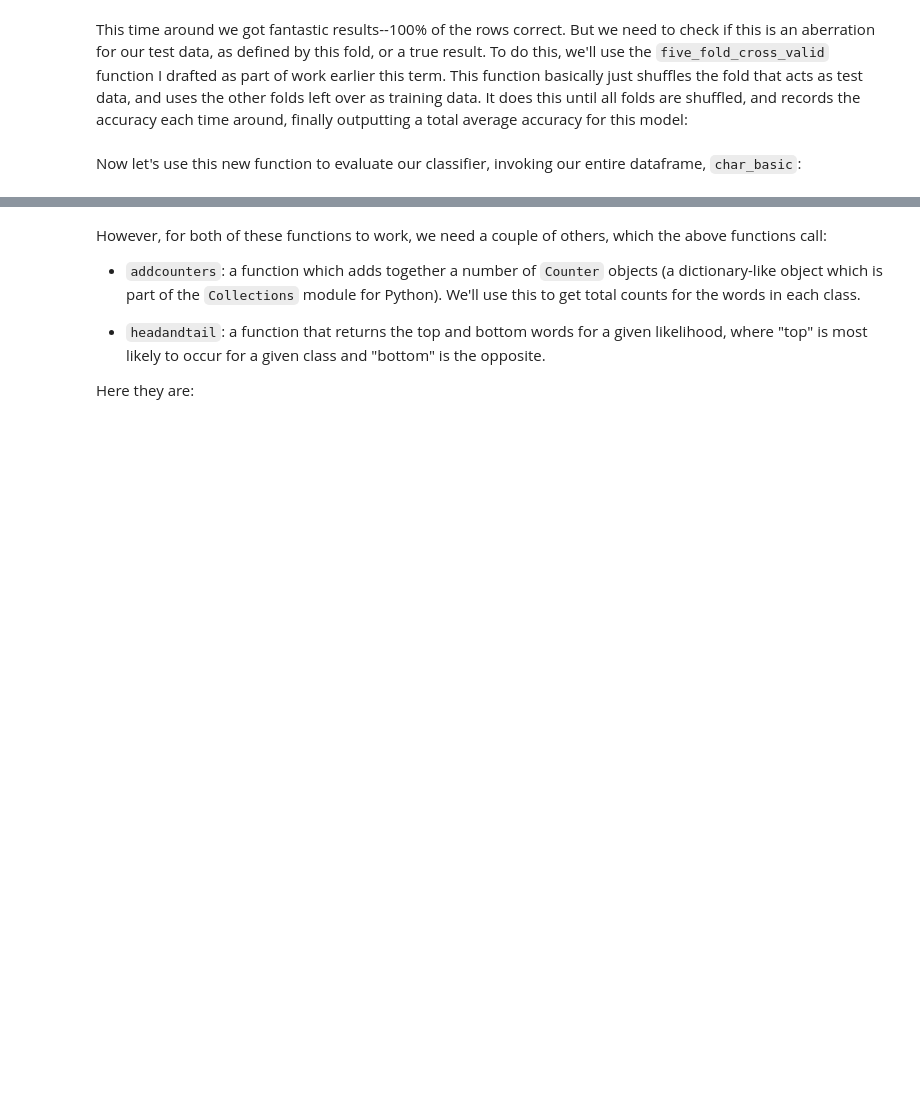
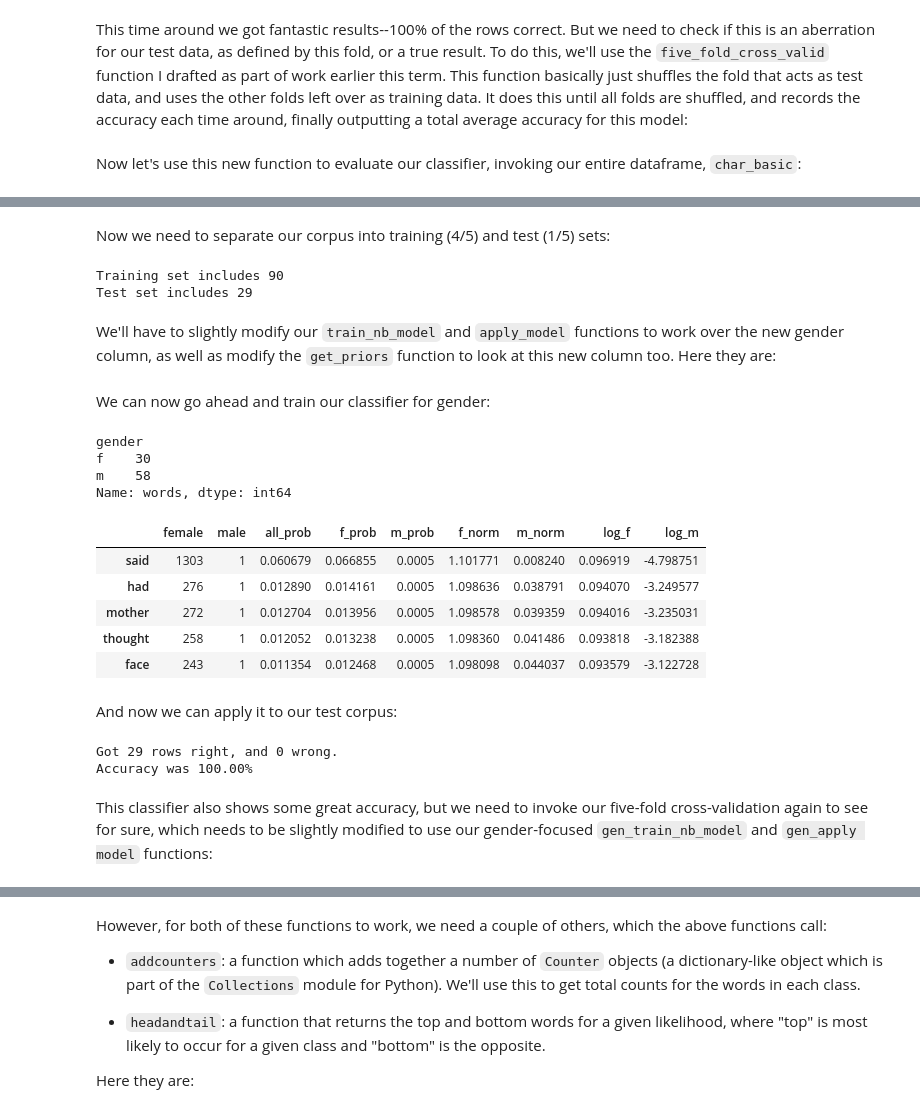
Before and after one commit to rdubnic2/lis590dsh, a Jupyter notebook: LIS 590DSH Final Project/final-submitted/Dubnicek_lis590dsh_disability-chars.ipynb, the cells around one changed output, grey strips where cells are left out. Saved outputs shown, nothing was run; the diff lists cells and outputs as text; code cells hidden in the pictures; blank space fills up the shorter version.

```diff
--- a/LIS 590DSH Final Project/final-submitted/Dubnicek_lis590dsh_disability-chars.ipynb
+++ b/LIS 590DSH Final Project/final-submitted/Dubnicek_lis590dsh_disability-chars.ipynb
@@ -585,0 +614,24 @@ Average accuracy is  96.8 %
+# %%
+def gen_test(dataframe, rowidx):
+    if dataframe['gender'][rowidx] == '1': # checking our binary column for identification of each review
+        return 'm'
+    else:
+        return 'f'
+
+gen_labels = ch_gen['gender']
+gen_words = char_df['words']
+
+gen_source = []
+gen_fold = []
+
+for idx in ch_gen.index: # iterating through a data frame, by row, based on index
+    gen_source.append(gen_test(ch_gen, idx)) # using the gen_test function above to populate the gen_source column
+    gen_fold.append(random.sample(list(range(5)), 1)[0]) # using random.sample to populate the gen_source column
+
+gen_source = pd.Series(gen_source, index = ch_gen.index) # creating a Pandas series out of the above gen_source info
+gen_fold = pd.Series(gen_fold, index = ch_gen.index) # creating a Pandas series out of the above gen_fold info
+
+ch_gen_basic = pd.concat([gen_words, gen_source, gen_fold], axis = 1) # creating a new data frame with all of the above info
+ch_gen_basic.columns = ['words', 'gender', 'fold'] # renaming columns for our use
+
+ch_gen_basic.head()
@@ -585,0 +645,12 @@ Average accuracy is  96.8 %
+# %% [markdown]
+Now we need to separate our corpus into training (4/5) and test (1/5) sets:
+# %%
+gen_test_set = ch_gen_basic[char_basic['fold'] == 2]
+gen_train_set = ch_gen_basic[char_basic['fold'] != 2]
+print('Training set includes ' + str(gen_train_set.shape[0]))
+print('Test set includes ' + str(gen_test_set.shape[0]))
+# %% [output]
+Training set includes 90
+Test set includes 29
+# %% [markdown]
+We'll have to slightly modify our `train_nb_model` and `apply_model` functions to work over the new gender column, as well as modify the `get_priors` function to look at this new column too. Here they are:
@@ -585,0 +771,25 @@ Average accuracy is  96.8 %
+# %% [markdown]
+We can now go ahead and train our classifier for gender:
+# %%
+gen_vocab, m_prior, f_prior, gen_model = gen_train_nb_model(gen_train_set, 2000)
+gen_model.head()
+# %% [output]
+gender
+f    30
+m    58
+Name: words, dtype: int64
+|  | female | male | all_prob | f_prob | m_prob | f_norm | m_norm | log_f | log_m |
+| said | 1303 | 1 | 0.060679 | 0.066855 | 0.0005 | 1.101771 | 0.008240 | 0.096919 | -4.798751 |
+| had | 276 | 1 | 0.012890 | 0.014161 | 0.0005 | 1.098636 | 0.038791 | 0.094070 | -3.249577 |
+| mother | 272 | 1 | 0.012704 | 0.013956 | 0.0005 | 1.098578 | 0.039359 | 0.094016 | -3.235031 |
+| thought | 258 | 1 | 0.012052 | 0.013238 | 0.0005 | 1.098360 | 0.041486 | 0.093818 | -3.182388 |
+| face | 243 | 1 | 0.011354 | 0.012468 | 0.0005 | 1.098098 | 0.044037 | 0.093579 | -3.122728 |
+# %% [markdown]
+And now we can apply it to our test corpus:
+# %%
+newtestset, accuracy = gen_apply_model(gen_vocab, m_prior, f_prior, gen_model, gen_test_set)
+# %% [output]
+Got 29 rows right, and 0 wrong.
+Accuracy was 100.00%
+# %% [markdown]
+This classifier also shows some great accuracy, but we need to invoke our five-fold cross-validation again to see for sure, which needs to be slightly modified to use our gender-focused `gen_train_nb_model` and `gen_apply model` functions:
```
Also changed, not shown: parts of 26 cells of this notebook, 5 other files.
